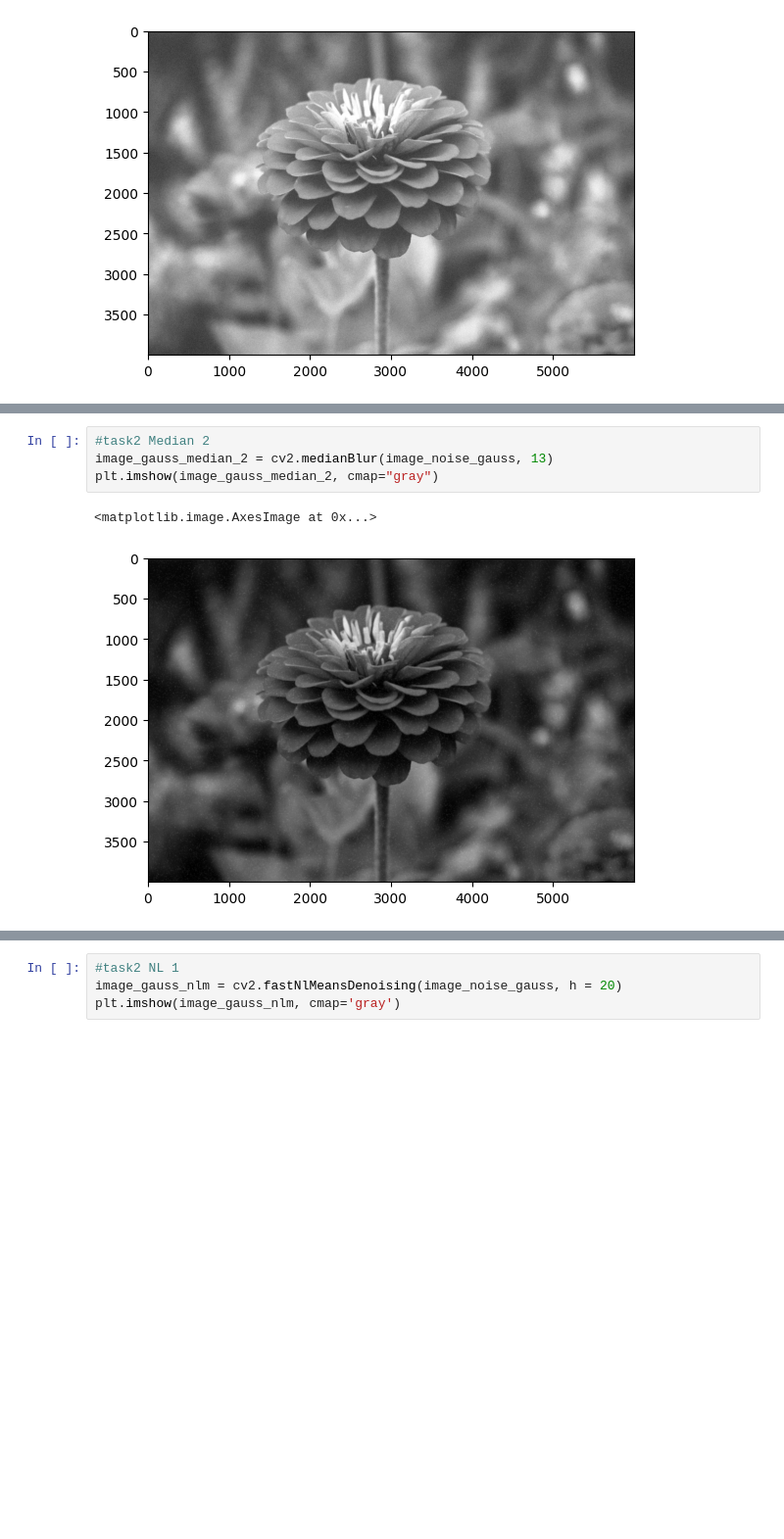
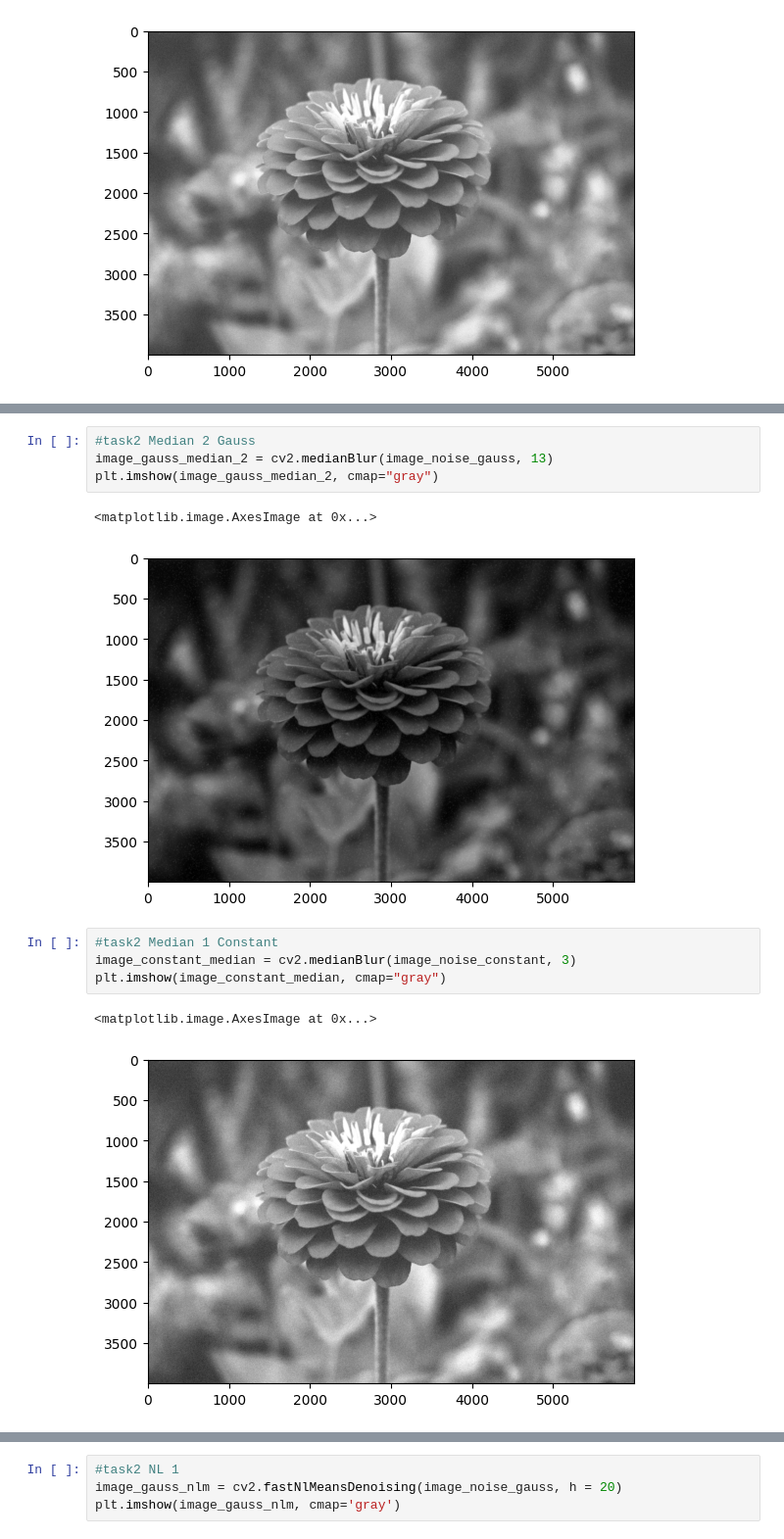
Before and after one commit to Matvey-Adukevich/cv_labs, a Jupyter notebook: task2/task2.ipynb, the cells around one changed output, grey strips where cells are left out. Shown at 98% size. Drawn from its saved outputs; the diff is of its cells as text; blank space fills up the shorter version.

Commit message:
task2 mod

```diff
--- a/task2/task2.ipynb
+++ b/task2/task2.ipynb
@@ -38,9 +38,16 @@ plt.imshow(image_gauss_median, cmap="gray")
 <matplotlib.image.AxesImage at 0x...>
 [figure]
 # %%
-#task2 Median 2
+#task2 Median 2 Gauss
 image_gauss_median_2 = cv2.medianBlur(image_noise_gauss, 13)
 plt.imshow(image_gauss_median_2, cmap="gray")
 # %% [output]
 <matplotlib.image.AxesImage at 0x...>
 [figure]
+# %%
+#task2 Median 1 Constant
+image_constant_median = cv2.medianBlur(image_noise_constant, 3)
+plt.imshow(image_constant_median, cmap="gray")
+# %% [output]
+<matplotlib.image.AxesImage at 0x...>
+[figure, added]
```
Also changed, not shown: parts of 13 cells of this notebook.
